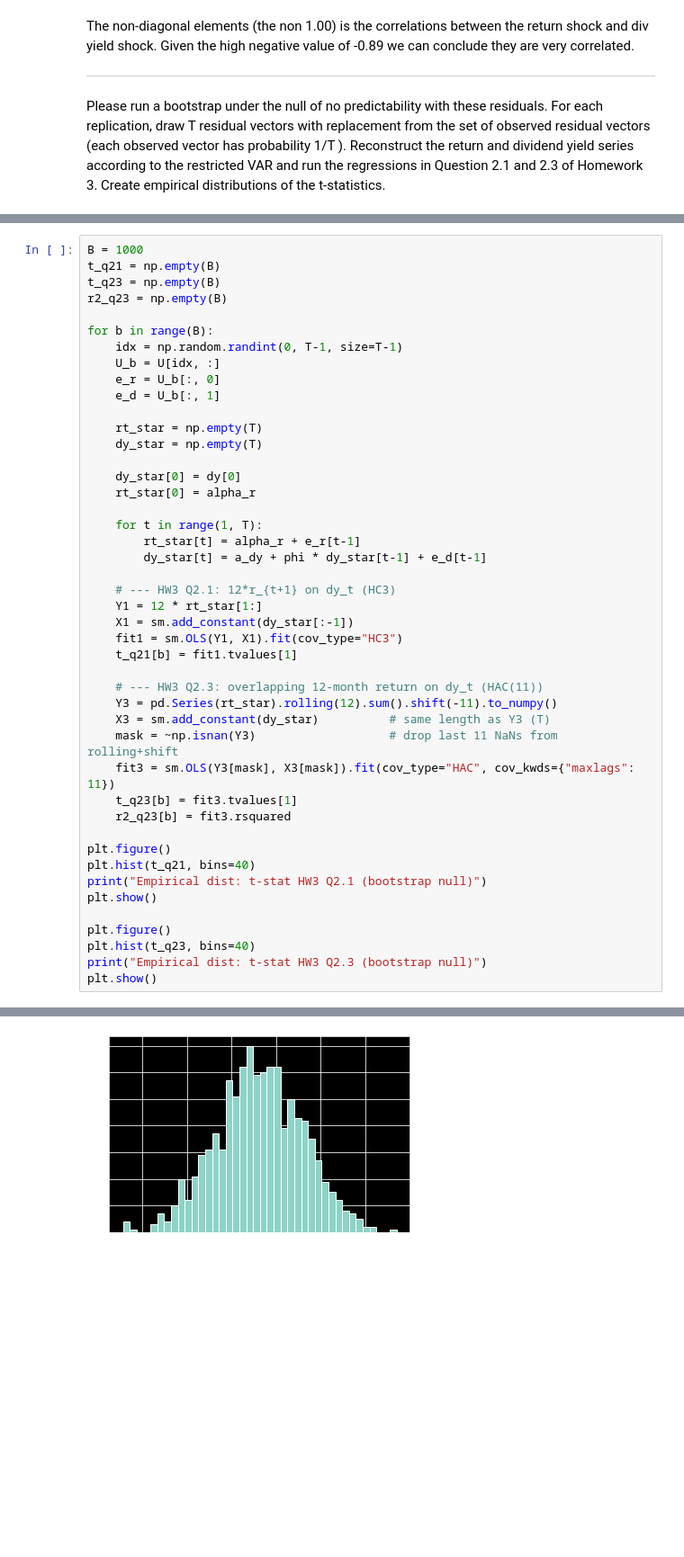
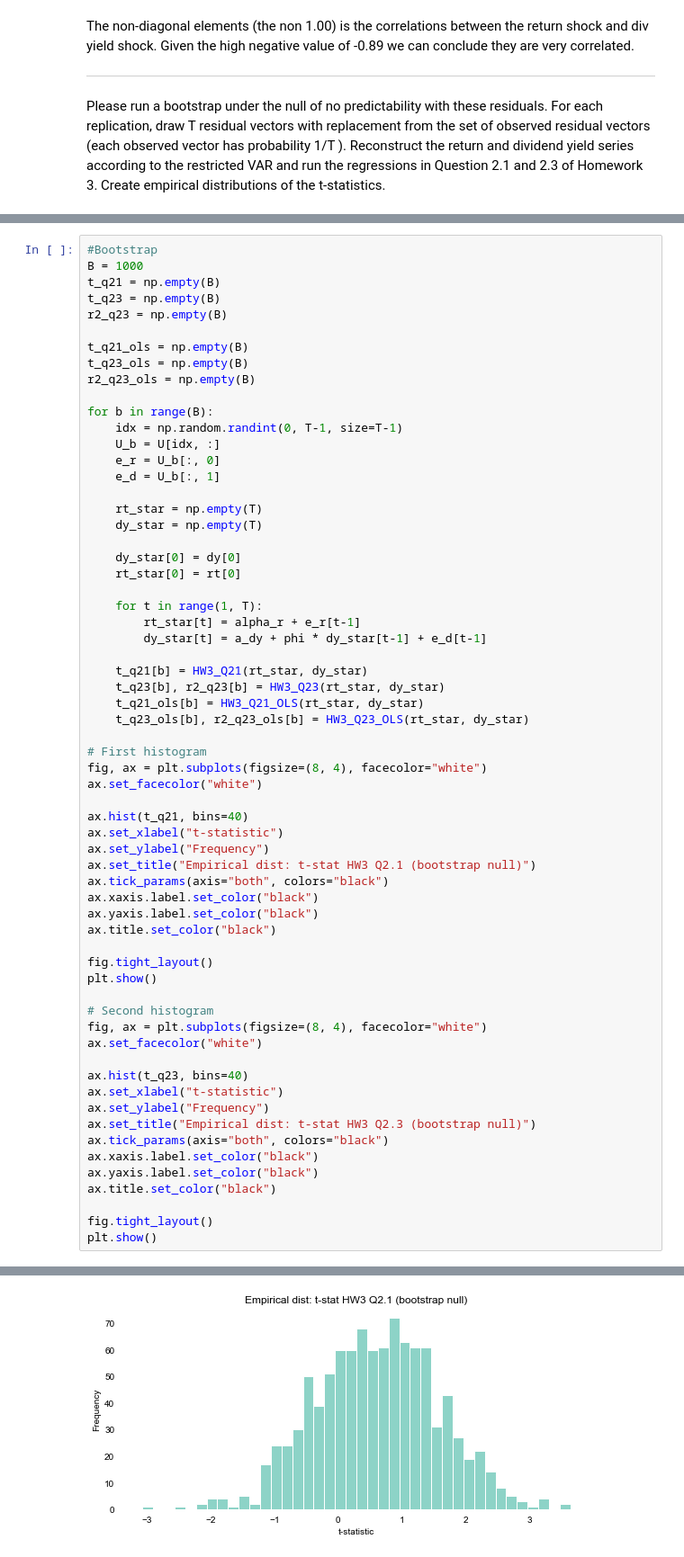
Before and after one commit to hg2777/Time-Series, a Jupyter notebook: PS4/hw4.ipynb, the cells around one changed output, grey strips where cells are left out. Shown at 90% size. Drawn from its saved outputs; the diff is of its cells as text; blank space fills up the shorter version.

```diff
--- a/PS4/hw4.ipynb
+++ b/PS4/hw4.ipynb
@@ -162,8 +175,13 @@ distributions of the t-statistics.
 # %%
+#Bootstrap
 B = 1000
 t_q21 = np.empty(B)
 t_q23 = np.empty(B)
 r2_q23 = np.empty(B)
+
+t_q21_ols = np.empty(B)
+t_q23_ols = np.empty(B)
+r2_q23_ols = np.empty(B)
 
 for b in range(B):
     idx = np.random.randint(0, T-1, size=T-1)
@@ -175,33 +193,46 @@ for b in range(B):
     dy_star = np.empty(T)
 
     dy_star[0] = dy[0]
-    rt_star[0] = alpha_r
+    rt_star[0] = rt[0]
 
     for t in range(1, T):
         rt_star[t] = alpha_r + e_r[t-1]
         dy_star[t] = a_dy + phi * dy_star[t-1] + e_d[t-1]
 
-    # --- HW3 Q2.1: 12*r_{t+1} on dy_t (HC3)
-    Y1 = 12 * rt_star[1:]
-    X1 = sm.add_constant(dy_star[:-1])
-    fit1 = sm.OLS(Y1, X1).fit(cov_type="HC3")
-    t_q21[b] = fit1.tvalues[1]
+    t_q21[b] = HW3_Q21(rt_star, dy_star)
+    t_q23[b], r2_q23[b] = HW3_Q23(rt_star, dy_star)
+    t_q21_ols[b] = HW3_Q21_OLS(rt_star, dy_star)
+    t_q23_ols[b], r2_q23_ols[b] = HW3_Q23_OLS(rt_star, dy_star)
 
-    # --- HW3 Q2.3: overlapping 12-month return on dy_t (HAC(11))
-    Y3 = pd.Series(rt_star).rolling(12).sum().shift(-11).to_numpy()
-    X3 = sm.add_constant(dy_star)          # same length as Y3 (T)
-    mask = ~np.isnan(Y3)                   # drop last 11 NaNs from rolling+shift
-    fit3 = sm.OLS(Y3[mask], X3[mask]).fit(cov_type="HAC", cov_kwds={"maxlags": 11})
-    t_q23[b] = fit3.tvalues[1]
-    r2_q23[b] = fit3.rsquared
+# First histogram
+fig, ax = plt.subplots(figsize=(8, 4), facecolor="white")
+ax.set_facecolor("white")
 
-plt.figure()
-plt.hist(t_q21, bins=40)
-print("Empirical dist: t-stat HW3 Q2.1 (bootstrap null)")
+ax.hist(t_q21, bins=40)
+ax.set_xlabel("t-statistic")
+ax.set_ylabel("Frequency")
+ax.set_title("Empirical dist: t-stat HW3 Q2.1 (bootstrap null)")
+ax.tick_params(axis="both", colors="black")
+ax.xaxis.label.set_color("black")
+ax.yaxis.label.set_color("black")
+ax.title.set_color("black")
+
+fig.tight_layout()
 plt.show()
 
-plt.figure()
-plt.hist(t_q23, bins=40)
-print("Empirical dist: t-stat HW3 Q2.3 (bootstrap null)")
+# Second histogram
+fig, ax = plt.subplots(figsize=(8, 4), facecolor="white")
+ax.set_facecolor("white")
+
+ax.hist(t_q23, bins=40)
+ax.set_xlabel("t-statistic")
+ax.set_ylabel("Frequency")
+ax.set_title("Empirical dist: t-stat HW3 Q2.3 (bootstrap null)")
+ax.tick_params(axis="both", colors="black")
+ax.xaxis.label.set_color("black")
+ax.yaxis.label.set_color("black")
+ax.title.set_color("black")
+
+fig.tight_layout()
 plt.show()
 # %% [output]
@@ -209 +239 @@ Empirical dist: t-stat HW3 Q2.1 (bootstrap null)
-[figure, old version]
+[figure, new version]
```
Also changed, not shown: parts of 6 cells of this notebook.
